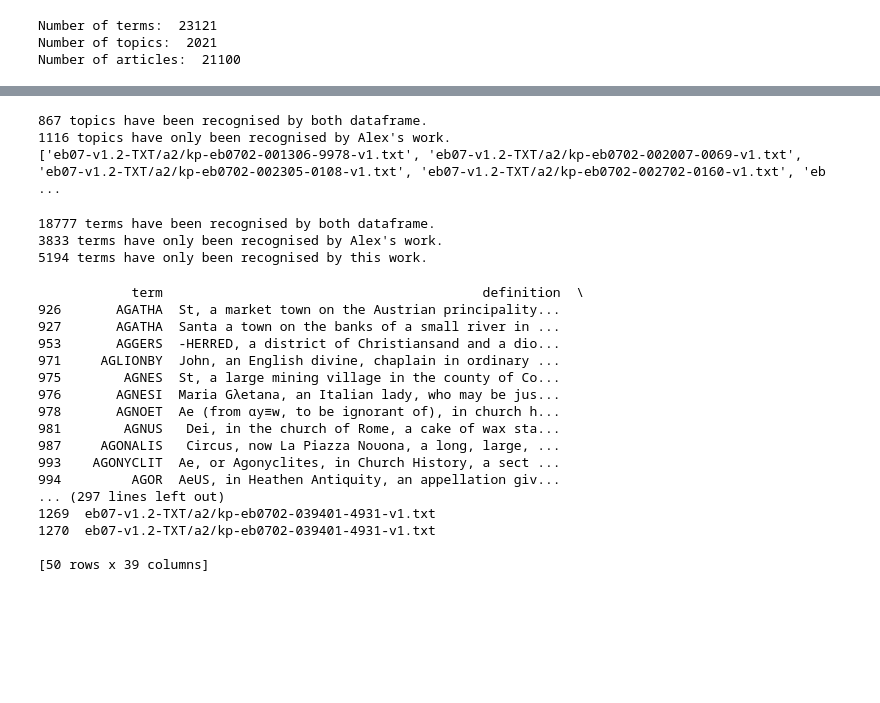
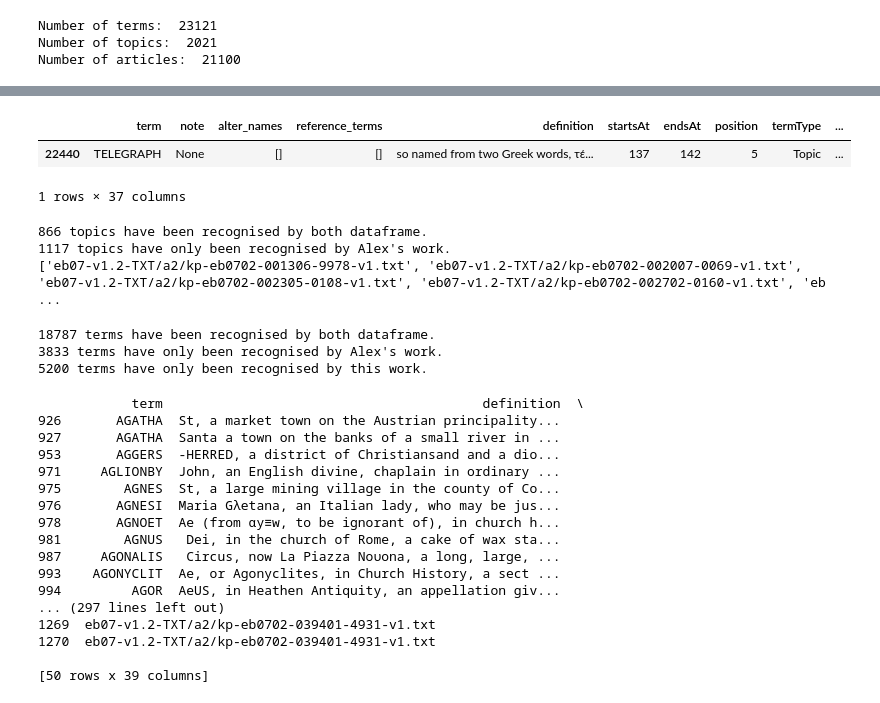
Before and after one commit to frances-ai/frances-InformationExtraction, a Jupyter notebook: Nineteenth-Century Knowledge Project/Create_DataFrame_7ed_EB.ipynb, the cells around one changed output, grey strips where cells are left out. Cells and saved outputs as stored; diff of their text form; code cells hidden in the pictures; blank space fills up the shorter version.

```diff
--- a/Nineteenth-Century Knowledge Project/Create_DataFrame_7ed_EB.ipynb
+++ b/Nineteenth-Century Knowledge Project/Create_DataFrame_7ed_EB.ipynb
@@ -279,7 +279,7 @@ def parse_term_from_text(text, page_num=-1, position = -1):
     # case 1: ANAXIMENES, an eminent Greek philosopher ...
     # case 2: AAM, or Haλm, a liquid measure in common ...
     # case 3: AHOLIB ΛH and Aπolah are two feigned names made use
-    # case 4: ABA (or rather ABAU) HANIFA or HANFA, surnamed Al-Nooma, was the son of .....
+    # case 4: ABA (or rather ABAU) *HANIFA or HANFA, surnamed Al-Nooma, was the son of .....
     # case 5: ABACK (a sea term), the situation of the sails when the surfaces .....
     # case 6: ABA, Abas, Abos, or Abus, in Ancient Geography, the name .....
     # case 7: A. The first letter of the alphabet in every kn
@@ -292,13 +292,16 @@ def parse_term_from_text(text, page_num=-1, position = -1):
     # case 14: See Bangog, a small island in the Eastern Seas, near ...
     # case 15: ADANSONIA, Ethiopian Sour-gourd, Monkeys-bread, or African Calabash-tree.
     # case 16: AiD-de-Camp, in military affairs, an officer employed
+    # case 17: TELEGRAPH. \nTelegraph, so named from two Greek words,
     entry_name_pattern = regex.compile(r"^\p{Lu}+")
     entry_name = entry_name_pattern.match(lines[0]).group()
     capitalised_entry_name = entry_name[0] + entry_name[1:].lower()
     #print(f"entry name: {entry_name}")
 
     words_pattern_str = "\p{Lu}[\p{L}\-\’]*"
-    first_term_pattern_str = words_pattern_str +  "(\s\([\p{L}\p{N}\s\,\.]+\))?(,?\s"+ words_pattern_str +")*(\s(and)\s" + words_pattern_str + ")?(,?\sor\s" + words_pattern_str + ")?(\sof(\s"+  words_pattern_str +")?)?"
+    #first_term_pattern_str = words_pattern_str +  "(\s\([\p{L}\p{N}\s\,\.]+\))?(,?\s"+ words_pattern_str +")*(\s(and)\s" + words_pattern_str + ")?(,?\s(or)\s" + words_pattern_str + ")?(\sof(\s"+  words_pattern_str +")?)?"
+
+    first_term_pattern_str = words_pattern_str +  "(\s\([\p{L}\p{N}\s\,\.]+\))?(,?\s"+ words_pattern_str +")*(((\sand)|(,?\sor))(\s" + words_pattern_str + ")+)?(,?\s(or)" + words_pattern_str + ")?(\sof(\s"+  words_pattern_str +")*)?"
 
     term_name_pattern = regex.compile(r"^" + first_term_pattern_str)
     term_name = term_name_pattern.match(lines[0])
@@ -318,12 +321,11 @@ def parse_term_from_text(text, page_num=-1, position = -1):
         for line in lines[1:]:
             if len(line.strip()) == 0:
                 continue
-            # Make all text before first comma or period uppercase
-            first_hyphen_comma_period_index = line.find("-")
-            if first_hyphen_comma_period_index == -1:
-                first_hyphen_comma_period_index = line.find(",")
-                if first_hyphen_comma_period_index == -1:
-                    first_hyphen_comma_period_index = line.find(".")
+            # Make all text before first comma, period, or uppercase
+            first_hyphen_index = line.find("-")
+            first_comma_index = line.find(",")
+            first_period_index = line.find(".")
+            first_hyphen_comma_period_index = min(first_hyphen_index, first_comma_index, first_period_index)
 
             if first_hyphen_comma_period_index > -1:
                 text_before_first_comma_period = line[:first_hyphen_comma_period_index].upper()
@@ -337,8 +339,8 @@ def parse_term_from_text(text, page_num=-1, position = -1):
                 tmp_term_name_ends_at = tmp_term_name.end()
                 tmp_term_name = tmp_term_name.group()[:-1]
                 if description == "" and (tmp_term_name == entry_name):
-                    # previous description was empty, add current line to previous term
-                    description += line
+                    # previous description was empty, create new description based on this line
+                    pass
                 else:
                     # create and add term_info to parsed_info
                     term_info = create_term_info(start_page_num, term_name, description, position)
@@ -347,12 +349,12 @@ def parse_term_from_text(text, page_num=-1, position = -1):
                     position += 1
                     if end_page_num > start_page_num:
                         position = 1
+                    start_page_num = end_page_num
 
-                    # create new term name
-                    term_name = tmp_term_name
-                    description = get_term_description_without_term_name(line, tmp_term_name_ends_at)
+                # create new term name
+                term_name = tmp_term_name
+                description = get_term_description_without_term_name(line, tmp_term_name_ends_at)
 
-                    start_page_num = end_page_num
             else:
                 description += "\n" + line
 
@@ -541,3 +584,9 @@ Number of articles:  21100
+# %%
+df[df["term"]=="TELEGRAPH"]
+# %% [output]
+|  | term | note | alter_names | reference_terms | definition | startsAt | endsAt | position | termType | ... |
+| 22440 | TELEGRAPH | None | [] | [] | so named from two Greek words, τέ... | 137 | 142 | 5 | Topic | ... |
+1 rows × 37 columns
 # %%
 # Find different between the topics from two dataframes
 new_topics = df[df["termType"] == "Topic"]
@@ -553,8 +602,8 @@ topic_old_dif_result = old_topics[~old_topics["term"].isin(intersection["term"])
 print(f"{len(topic_old_dif_result)} topics have only been recognised by Alex's work.")
 print(topic_old_dif_result["altoXML"].values.tolist())
 # %% [output]
-867 topics have been recognised by both dataframe.
-1116 topics have only been recognised by Alex's work.
+866 topics have been recognised by both dataframe.
+1117 topics have only been recognised by Alex's work.
 ['eb07-v1.2-TXT/a2/kp-eb0702-001306-9978-v1.txt', 'eb07-v1.2-TXT/a2/kp-eb0702-002007-0069-v1.txt', 'eb07-v1.2-TXT/a2/kp-eb0702-002305-0108-v1.txt', 'eb07-v1.2-TXT/a2/kp-eb0702-002702-0160-v1.txt', 'eb ...
 # %%
 # Find different between the terms from two dataframes
@@ -574,9 +623,9 @@ term_dif_result = df[~df["term"].isin(intersection["term"])]
 # List the file path of term in df only, Note that, lots of terms are not been processed in v21 folder since they are in xml files.
 print(f"{len(term_dif_result)} terms have only been recognised by this work.")
 # %% [output]
-18777 terms have been recognised by both dataframe.
+18787 terms have been recognised by both dataframe.
 3833 terms have only been recognised by Alex's work.
-5194 terms have only been recognised by this work.
+5200 terms have only been recognised by this work.
 # %%
 # Examine the terms only Alex's work
 print(term_old_dif_result[100:150])
```
Also changed, not shown: parts of 6 cells of this notebook.
